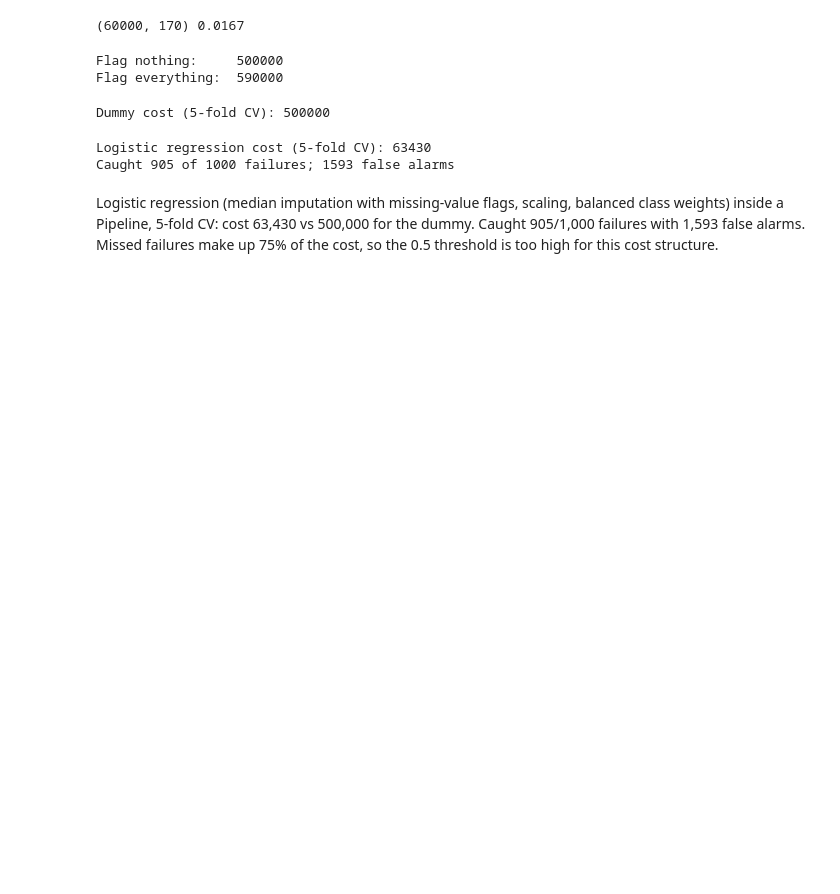
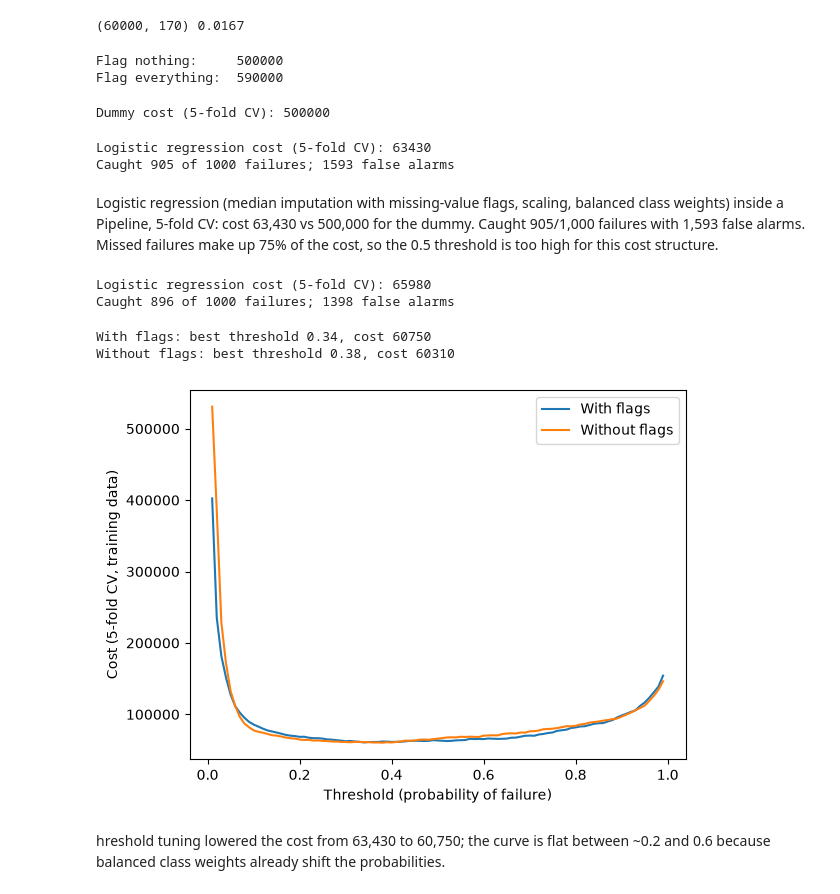
Before and after one commit to asad-a-shaikh/aps-failure-prediction, a Jupyter notebook: notebooks/02_baseline.ipynb, the cells around one changed output. Saved outputs shown, nothing was run; the diff lists cells and outputs as text; code cells hidden in the pictures; blank space fills up the shorter version.

Commit message:
Testing missing-value flags

```diff
--- a/notebooks/02_baseline.ipynb
+++ b/notebooks/02_baseline.ipynb
@@ -55,3 +55,55 @@ Logistic regression cost (5-fold CV): 63430
 Caught 905 of 1000 failures; 1593 false alarms
 # %% [markdown]
 Logistic regression (median imputation with missing-value flags, scaling, balanced class weights) inside a Pipeline, 5-fold CV: cost 63,430 vs 500,000 for the dummy. Caught 905/1,000 failures with 1,593 false alarms. Missed failures make up 75% of the cost, so the 0.5 threshold is too high for this cost structure.
+# %%
+from sklearn.pipeline import make_pipeline
+from sklearn.impute import SimpleImputer
+from sklearn.preprocessing import StandardScaler
+from sklearn.linear_model import LogisticRegression
+
+logreg = make_pipeline(
+    SimpleImputer(strategy="median", add_indicator=False),
+    StandardScaler(),
+    LogisticRegression(max_iter=2000, class_weight="balanced"),
+)
+
+proba = cross_val_predict(logreg, X, y, cv=cv, method="predict_proba")[:, 1]
+pred = (proba >= 0.5).astype(int)
+
+tn, fp, fn, tp = confusion_matrix(y, pred).ravel()
+print("Logistic regression cost (5-fold CV):", scania_cost(y, pred))
+print(f"Caught {tp} of {tp + fn} failures; {fp} false alarms")
+# %% [output]
+Logistic regression cost (5-fold CV): 65980
+Caught 896 of 1000 failures; 1398 false alarms
+# %%
+import numpy as np
+import matplotlib.pyplot as plt
+
+def make_logreg(flags):
+    return make_pipeline(
+        SimpleImputer(strategy="median", add_indicator=flags),
+        StandardScaler(),
+        LogisticRegression(max_iter=2000, class_weight="balanced"),
+    )
+
+proba_flags = cross_val_predict(make_logreg(True), X, y, cv=cv, method="predict_proba")[:, 1]
+proba_noflags = cross_val_predict(make_logreg(False), X, y, cv=cv, method="predict_proba")[:, 1]
+
+thresholds = np.arange(0.01, 1.00, 0.01)
+for name, p in [("With flags", proba_flags), ("Without flags", proba_noflags)]:
+    costs = [scania_cost(y, (p >= t).astype(int)) for t in thresholds]
+    best = int(np.argmin(costs))
+    print(f"{name}: best threshold {thresholds[best]:.2f}, cost {costs[best]}")
+    plt.plot(thresholds, costs, label=name)
+
+plt.xlabel("Threshold (probability of failure)")
+plt.ylabel("Cost (5-fold CV, training data)")
+plt.legend()
+plt.show()
+# %% [output]
+With flags: best threshold 0.34, cost 60750
+Without flags: best threshold 0.38, cost 60310
+[figure, added]
+# %% [markdown]
+hreshold tuning lowered the cost from 63,430 to 60,750; the curve is flat between ~0.2 and 0.6 because balanced class weights already shift the probabilities.
```
